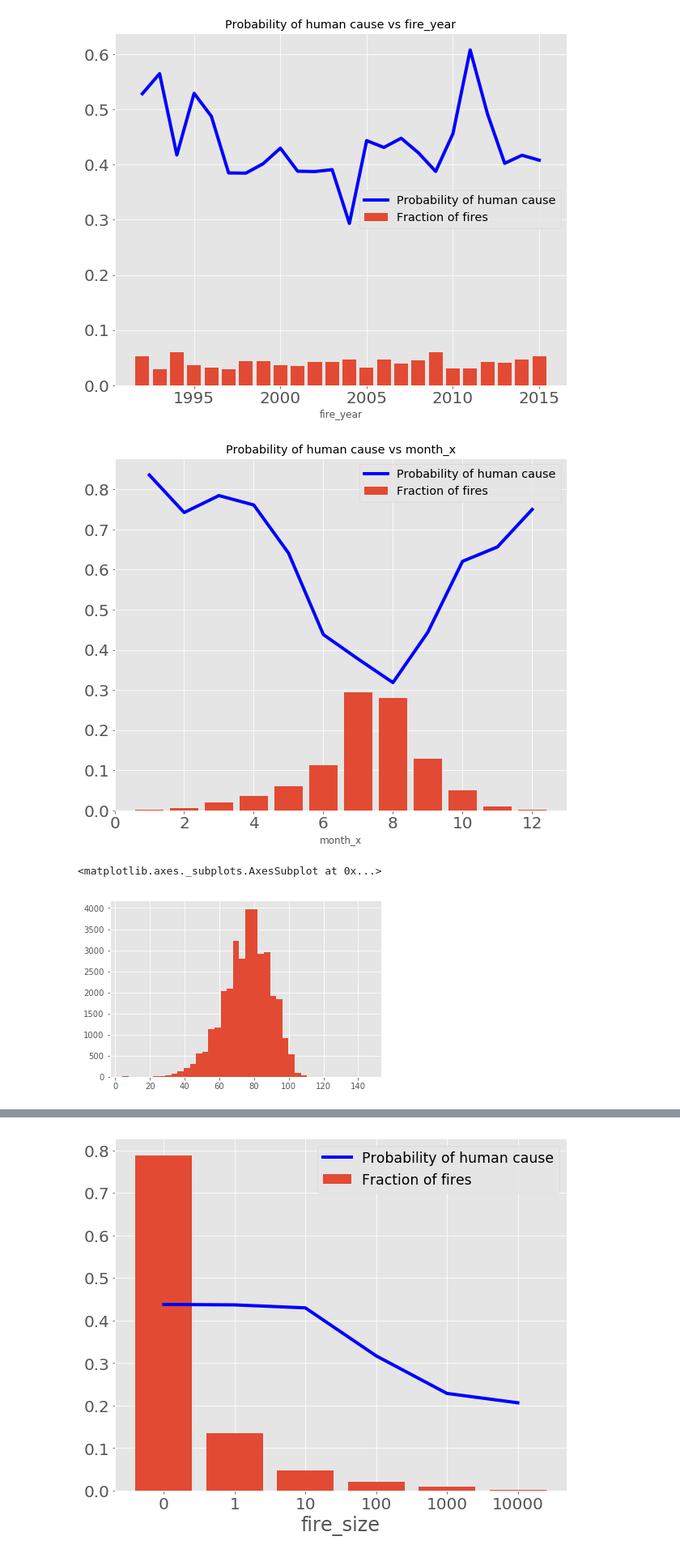
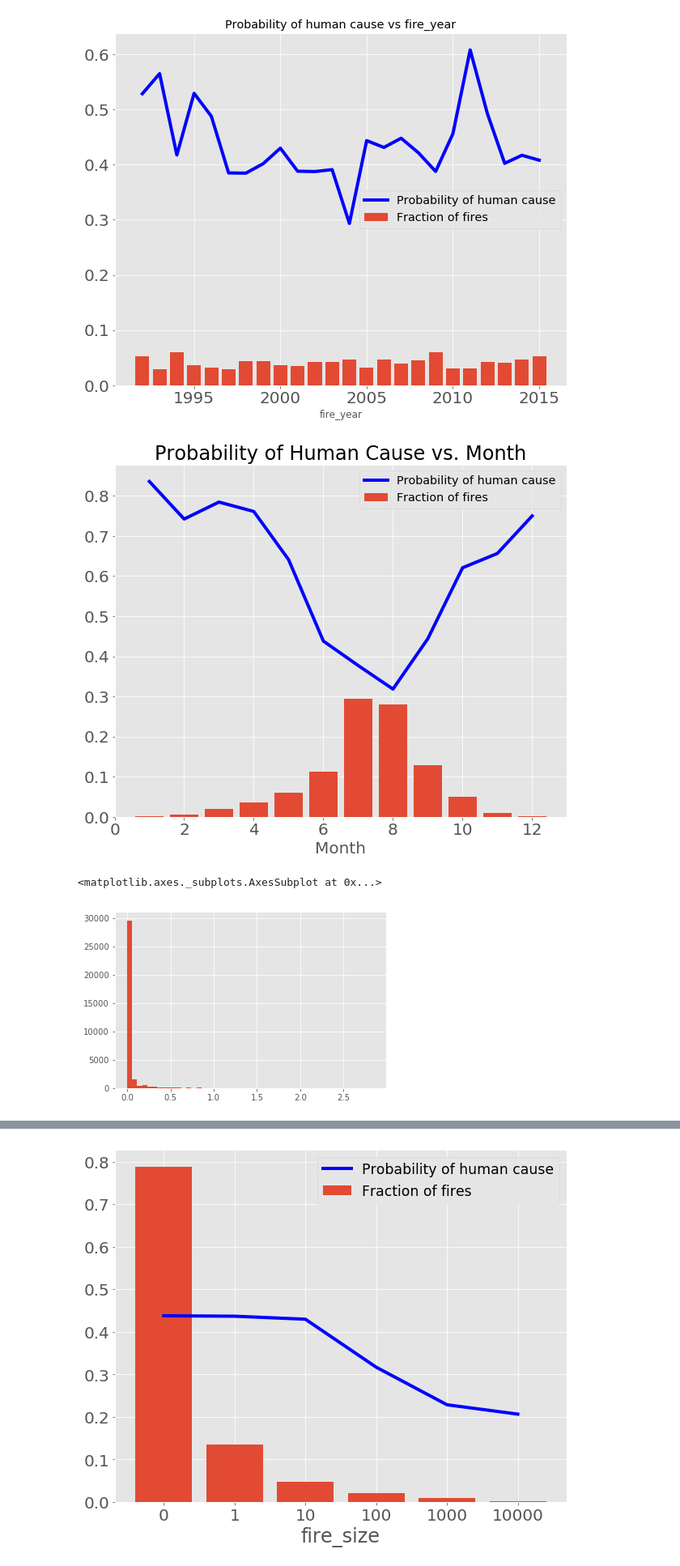
Before and after one commit to magstewart/wildfire-project, a Jupyter notebook: Wildfires_EDA.ipynb, the cells around one changed output, grey strips where cells are left out. Shown: that part at 81% size. Saved outputs shown, nothing was run; the diff lists cells and outputs as text; code cells hidden in the pictures.

```diff
--- a/Wildfires_EDA.ipynb
+++ b/Wildfires_EDA.ipynb
@@ -95,10 +97,13 @@ plot.univariate_plot('fire_year', ax, df)
 # %%
 fig, ax = plt.subplots(figsize=(10,8))
 plot.univariate_plot('month_x', ax, df)
+ax.set_title('Probability of Human Cause vs. Month', fontsize=24)
+ax.set_xlabel('Month', fontsize=20)
+fig.savefig('images/month_univariate')
 # %% [output]
-[figure, old version]
+[figure, new version]
 # %%
-df['tmax'].hist(bins=40)
+df['prcp'].hist(bins=50)
 # %% [output]
 <matplotlib.axes._subplots.AxesSubplot at 0x...>
-[figure, old version]
+[figure, new version]
```
Also changed, not shown: parts of 29 cells of this notebook.
